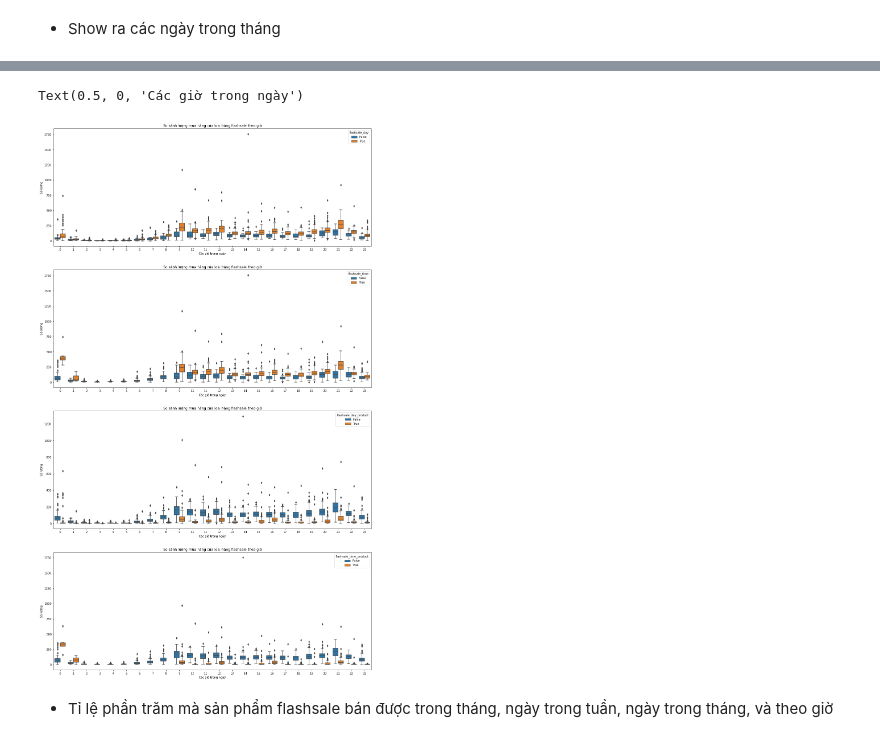
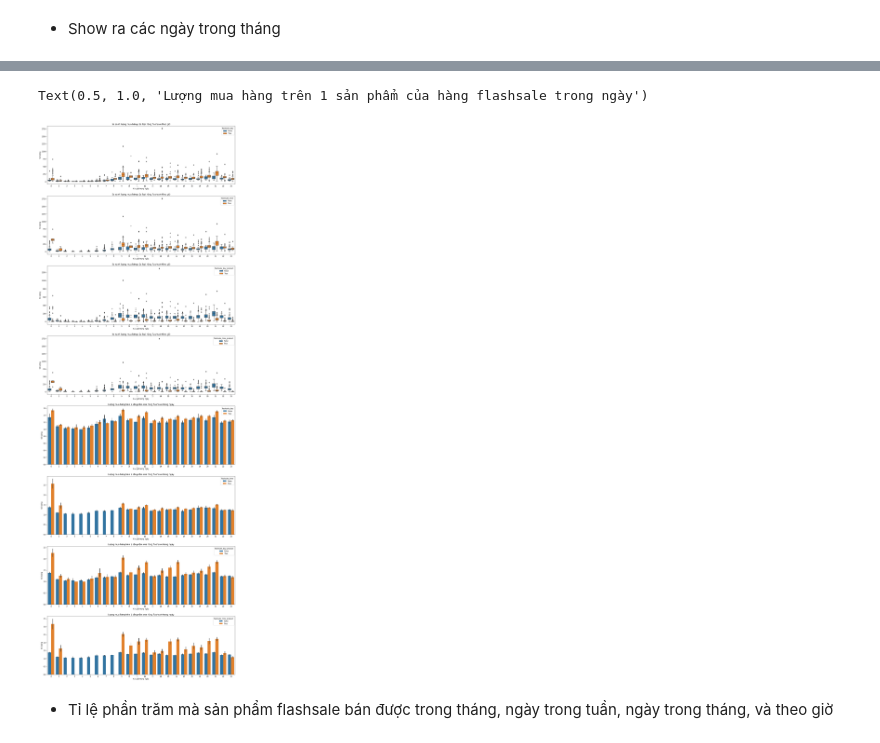
Before and after one commit to ToanLyHoa/Report-data-analysis, a Jupyter notebook: Analysis_Fahasa_Final.ipynb, the cells around one changed output, grey strips where cells are left out. Saved outputs shown, nothing was run; the diff lists cells and outputs as text; code cells hidden in the pictures.

```diff
--- a/Analysis_Fahasa_Final.ipynb
+++ b/Analysis_Fahasa_Final.ipynb
@@ -923,7 +978,7 @@ df = df.reset_index()
 # khi reset_index inedx đã đưa về sting nên ta cast về datetime
 string_to_datetime(df, 'fhs_sales_flat_order_item.created_at_date')
 
-fig, ax = plt.subplots(4, 1, figsize=(20,35))
+fig, ax = plt.subplots(8, 1, figsize=(20,60))
 
 # Show ra khác biệt về ngày có flashsale
 df1 = df.loc[df['flashsale_product'] == True]
@@ -959,35 +1014,103 @@ ax[1].set_xlabel('Các giờ trong ngày')
 # Show ra khác biệt về ngày có flashsale củ sản phẩm đó
 df3 = df.loc[df['flashsale_product'] == True]
 df3 = df3.groupby([df3['fhs_sales_flat_order_item.created_at_date'].dt.date,
                     df3['fhs_sales_flat_order_item.created_at_hour'],
                     'flashsale_day_product'])['fhs_sales_flat_order.entity_id'].sum()
 df3 = df3.reset_index()
 string_to_datetime(df3, 'fhs_sales_flat_order_item.created_at_date')
 sns.boxplot(data = df3,
           x = df3['fhs_sales_flat_order_item.created_at_hour'],
           y = df3['fhs_sales_flat_order.entity_id'],
           hue = 'flashsale_day_product', ax = ax[2], palette="tab10")
 ax[2].set_ylabel('Số lượng')
 ax[2].set_title('So sánh lượng mua hàng của loại hàng flashsale theo giờ')
 ax[2].set_xlabel('Các giờ trong ngày')
 
 # Show ra khác biệt về giờ có flashsale của sản phẩm đó
 df4 = df.loc[df['flashsale_product'] == True]
 df4 = df4.groupby([df4['fhs_sales_flat_order_item.created_at_date'].dt.date,
                     df4['fhs_sales_flat_order_item.created_at_hour'],
                     'flashsale_time_product'])['fhs_sales_flat_order.entity_id'].sum()
 df4 = df4.reset_index()
 string_to_datetime(df4, 'fhs_sales_flat_order_item.created_at_date')
 sns.boxplot(data = df4,
           x = df4['fhs_sales_flat_order_item.created_at_hour'],
           y = df4['fhs_sales_flat_order.entity_id'],
           hue = 'flashsale_time_product', ax = ax[3], palette="tab10")
 ax[3].set_ylabel('Số lượng')
 ax[3].set_title('So sánh lượng mua hàng của loại hàng flashsale theo giờ')
 ax[3].set_xlabel('Các giờ trong ngày')
+
+
+# show ra tỉ lệ đơn trên 1 sản phẩm
+df = fhs_sales_flat_order_item_state_2022.groupby(['fhs_sales_flat_order_item.sku',
+                    fhs_sales_flat_order_item_state_2022['fhs_sales_flat_order_item.created_at'].dt.date,
+                    fhs_sales_flat_order_item_state_2022['fhs_sales_flat_order_item.created_at'].dt.hour,
+                    'flashsale_product', 'flashsale_day', 'flashsale_time', 'flashsale_time_product', 'flashsale_day_product'])\
+                    ['fhs_sales_flat_order.entity_id'].count()
+
+df.index.names = [  'fhs_sales_flat_order_item.sku',
+                    'fhs_sales_flat_order_item.created_at_date',
+                    'fhs_sales_flat_order_item.created_at_hour', 'flashsale_product',
+                    'flashsale_day', 'flashsale_time', 'flashsale_time_product', 'flashsale_day_product']
+df = df.reset_index()
+string_to_datetime(df, 'fhs_sales_flat_order_item.created_at_date')
+df  = df.loc[df['flashsale_product'] == True]
+
+temp = df.groupby(['fhs_sales_flat_order_item.sku',
+          df['fhs_sales_flat_order_item.created_at_date'].dt.date,
+          df['fhs_sales_flat_order_item.created_at_hour'], 'flashsale_day'])['fhs_sales_flat_order.entity_id'].sum()
+temp = temp.reset_index()
+string_to_datetime(temp, 'fhs_sales_flat_order_item.created_at_date')
+sns.barplot(data = temp,
+          x = temp['fhs_sales_flat_order_item.created_at_hour'],
+          y = temp['fhs_sales_flat_order.entity_id'],
+          hue = 'flashsale_day', ax = ax[4], palette = "tab10", estimator = np.mean)
+ax[4].set_xlabel('Các giờ trong ngày')
+ax[4].set_ylabel('Số lượng')
+ax[4].set_title('Lượng mua hàng trên 1 sản phẩm của hàng flashsale trong ngày')
+
+temp = df.groupby(['fhs_sales_flat_order_item.sku',
+          df['fhs_sales_flat_order_item.created_at_date'].dt.date,
+          df['fhs_sales_flat_order_item.created_at_hour'], 'flashsale_time'])['fhs_sales_flat_order.entity_id'].sum()
+temp = temp.reset_index()
+string_to_datetime(temp, 'fhs_sales_flat_order_item.created_at_date')
+sns.barplot(data = temp,
+          x = temp['fhs_sales_flat_order_item.created_at_hour'],
+          y = temp['fhs_sales_flat_order.entity_id'],
+          hue = 'flashsale_time', ax = ax[5], palette = "tab10", estimator = np.mean)
+ax[5].set_xlabel('Các giờ trong ngày')
+ax[5].set_ylabel('Số lượng')
+ax[5].set_title('Lượng mua hàng trên 1 sản phẩm của hàng flashsale trong ngày')
+
+temp = df.groupby(['fhs_sales_flat_order_item.sku',
+          df['fhs_sales_flat_order_item.created_at_date'].dt.date,
+          df['fhs_sales_flat_order_item.created_at_hour'], 'flashsale_day_product'])['fhs_sales_flat_order.entity_id'].sum()
+temp = temp.reset_index()
+string_to_datetime(temp, 'fhs_sales_flat_order_item.created_at_date')
+sns.barplot(data = temp,
+          x = temp['fhs_sales_flat_order_item.created_at_hour'],
+          y = temp['fhs_sales_flat_order.entity_id'],
+          hue = 'flashsale_day_product', ax = ax[6], palette = "tab10", estimator = np.mean)
+ax[6].set_xlabel('Các giờ trong ngày')
+ax[6].set_ylabel('Số lượng')
+ax[6].set_title('Lượng mua hàng trên 1 sản phẩm của hàng flashsale trong ngày')
+
+temp = df.groupby(['fhs_sales_flat_order_item.sku',
+          df['fhs_sales_flat_order_item.created_at_date'].dt.date,
+          df['fhs_sales_flat_order_item.created_at_hour'], 'flashsale_time_product'])['fhs_sales_flat_order.entity_id'].sum()
+temp = temp.reset_index()
+string_to_datetime(temp, 'fhs_sales_flat_order_item.created_at_date')
+sns.barplot(data = temp,
+          x = temp['fhs_sales_flat_order_item.created_at_hour'],
+          y = temp['fhs_sales_flat_order.entity_id'],
+          hue = 'flashsale_time_product', ax = ax[7], palette = "tab10", estimator = np.mean)
+ax[7].set_xlabel('Các giờ trong ngày')
+ax[7].set_ylabel('Số lượng')
+ax[7].set_title('Lượng mua hàng trên 1 sản phẩm của hàng flashsale trong ngày')
 # %% [output]
-Text(0.5, 0, 'Các giờ trong ngày')
+Text(0.5, 1.0, 'Lượng mua hàng trên 1 sản phẩm của hàng flashsale trong ngày')
-[figure, old version]
+[figure, new version]
 # %% [markdown]
 - Tỉ lệ phần trăm mà sản phẩm flashsale bán được trong tháng, ngày trong tuần, ngày trong tháng, và theo giờ
 # %%
```
Also changed, not shown: parts of 13 cells of this notebook.
